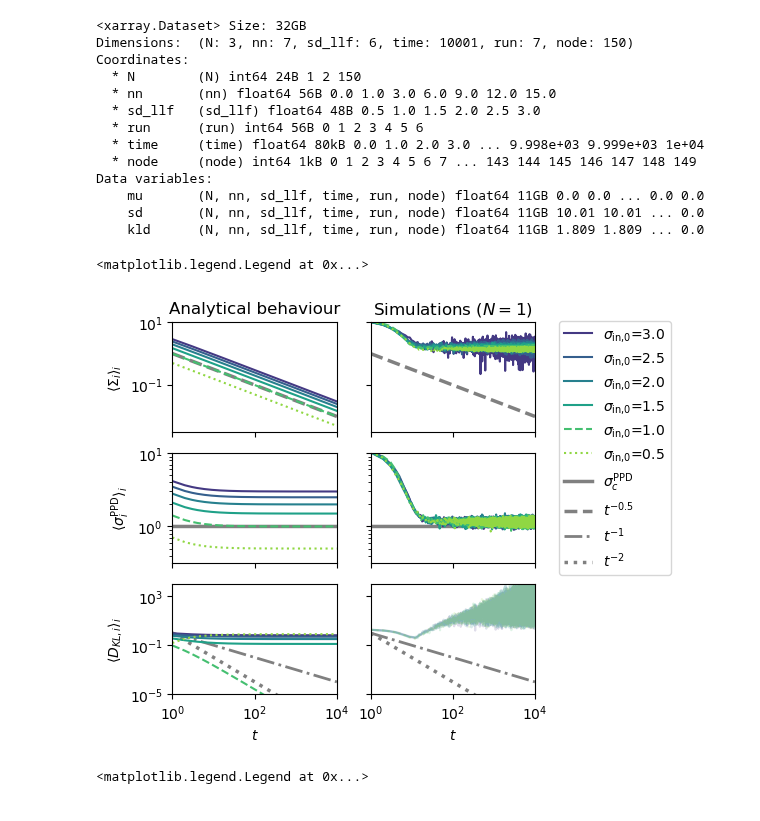
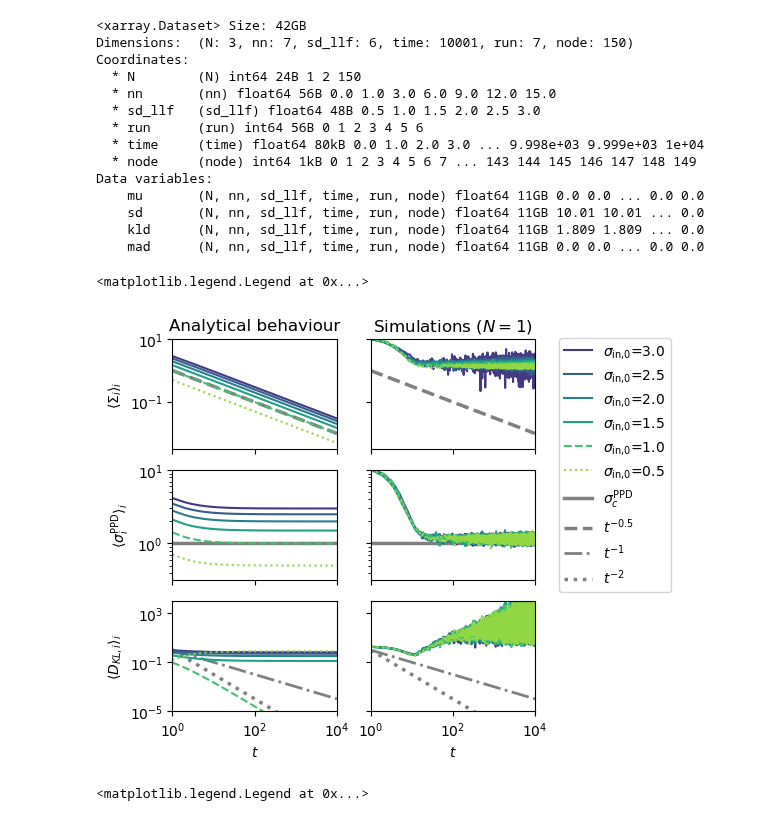
Before and after one commit to Priesemann-Group/neuro_op, a Jupyter notebook: notebooks/@MA5-ActInf.ipynb, the cells around one changed output. Drawn from its saved outputs; the diff is of its cells as text; code cells hidden in the pictures.

```diff
--- a/notebooks/@MA5-ActInf.ipynb
+++ b/notebooks/@MA5-ActInf.ipynb
@@ -100,6 +100,10 @@ ds = xr.Dataset(
             np.empty_like(tmp_arr),
         ),
         "kld": (
+            ("N", "nn", "sd_llf", "time", "run", "node"),
+            np.empty_like(tmp_arr),
+        ),
+        "mad": (
             ("N", "nn", "sd_llf", "time", "run", "node"),
             np.empty_like(tmp_arr),
         ),
@@ -160,6 +164,16 @@ for N, sd_llf in itertools.product(N_arr, sd_llf_arr):
                 time=t_arr[:t2_len],
             )
         ] = get_kld(N, nn, sd_llf, run=0)
+        for k in np.arange(0, 150, 2):
+            ds.mad.loc[dict(N=N, nn=nn, sd_llf=sd_llf, run=0, node=[k, k + 1])] = (
+                np.abs(
+                    ds.mu.sel(N=N, nn=nn, sd_llf=sd_llf, run=0, node=[k, k + 1])
+                    - ds.mu.sel(N=N, nn=nn, sd_llf=sd_llf, run=0, node=[k, k + 1]).mean(
+                        dim="node"
+                    )
+                )
+            )
+
     else:
         for run, nn in itertools.product(run_arr, nn_arr[2:]):
             ds.mu.loc[
@@ -192,9 +206,34 @@ for N, sd_llf in itertools.product(N_arr, sd_llf_arr):
                     time=t_arr[:t2_len],
                 )
             ] = get_kld(N, nn, sd_llf, run)
+            ds.mad.loc[
+                dict(
+                    N=N,
+                    nn=nn,
+                    sd_llf=sd_llf,
+                    run=run,
+                    node=np.arange(N_nodes),
+                    time=t_arr[:t2_len],
+                )
+            ] = np.abs(
+                ds.mu.sel(
+                    N=N,
+                    nn=nn,
+                    sd_llf=sd_llf,
+                    run=run,
+                    time=t_arr[:t2_len],
+                )
+                - ds.mu.sel(
+                    N=N,
+                    nn=nn,
+                    sd_llf=sd_llf,
+                    run=run,
+                    time=t_arr[:t2_len],
+                ).mean(dim="node")
+            )
 ds
 # %% [output]
-<xarray.Dataset> Size: 32GB
+<xarray.Dataset> Size: 42GB
 Dimensions:  (N: 3, nn: 7, sd_llf: 6, time: 10001, run: 7, node: 150)
 Coordinates:
   * N        (N) int64 24B 1 2 150
@@ -207,6 +246,7 @@ Data variables:
     mu       (N, nn, sd_llf, time, run, node) float64 11GB 0.0 0.0 ... 0.0 0.0
     sd       (N, nn, sd_llf, time, run, node) float64 11GB 10.01 10.01 ... 0.0
     kld      (N, nn, sd_llf, time, run, node) float64 11GB 1.809 1.809 ... 0.0
+    mad      (N, nn, sd_llf, time, run, node) float64 11GB 0.0 0.0 ... 0.0 0.0
 # %%
 # Analysis vs. N=1
 sd_arr = ds.sd_llf.values[::-1]  # Reverse to have line stacking match label stacking
@@ -330,36 +370,35 @@ for sd_llf in sd_arr:
         ds.kld.sel(
             N=1, nn=0, sd_llf=sd_llf, run=0, time=time, node=np.arange(N_nodes)
         ).mean(dim="node"),
-        alpha=1 / len(sd_arr),
         ls=get_ls(sd_llf),
     )
 
 # Labelling & stuffs...
 for j in range(x):
     ax[0, j].set_ylim(10**-2.5, 10**1)
     ax[0, j].xaxis.set_tick_params(labelbottom=False)
     ax[1, j].set_ylim(10**-0.5, 10**1)
     ax[1, j].xaxis.set_tick_params(labelbottom=False)
     ax[2, j].set_ylim(10**-5, 10**4)
     ax[y - 1, j].set_xlabel("$t$")
 for i in range(y):
     ax[i, 1].yaxis.set_tick_params(labelleft=False)
 
 # Analytical
 j = 0
 ax[0, j].set_title("Analytical behaviour")
 # Simulation N=1
 j = 1
 ax[0, j].set_title("Simulations ($N=1$)")
 
 fig.legend(
     handles=lines + [line0, line05, line1, line2],
     bbox_to_anchor=(1, 0.96),
     loc=2,
 )
 # %% [output]
 <matplotlib.legend.Legend at 0x...>
-[figure, old version]
+[figure, new version]
 # %%
 fig.savefig("./fig/fep_N1.pdf")
 # %%
```
Also changed, not shown: parts of 4 cells of this notebook.
